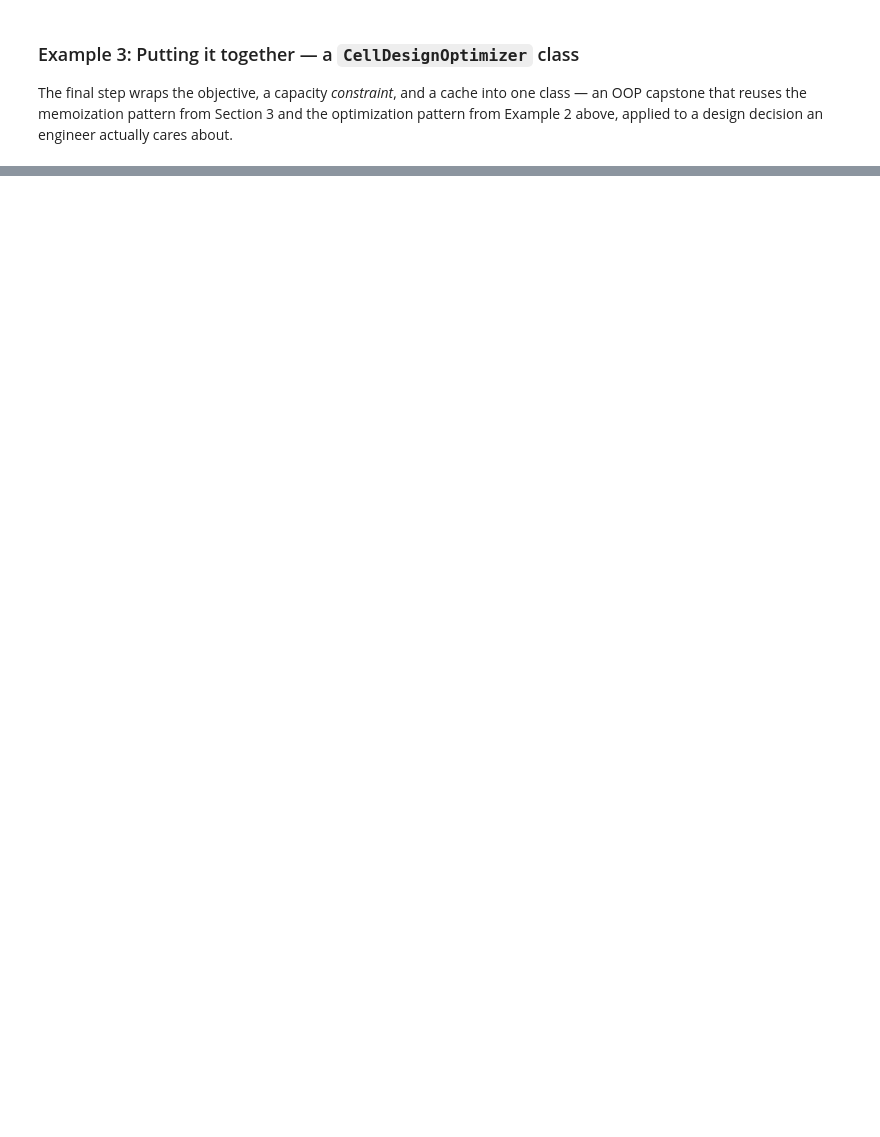
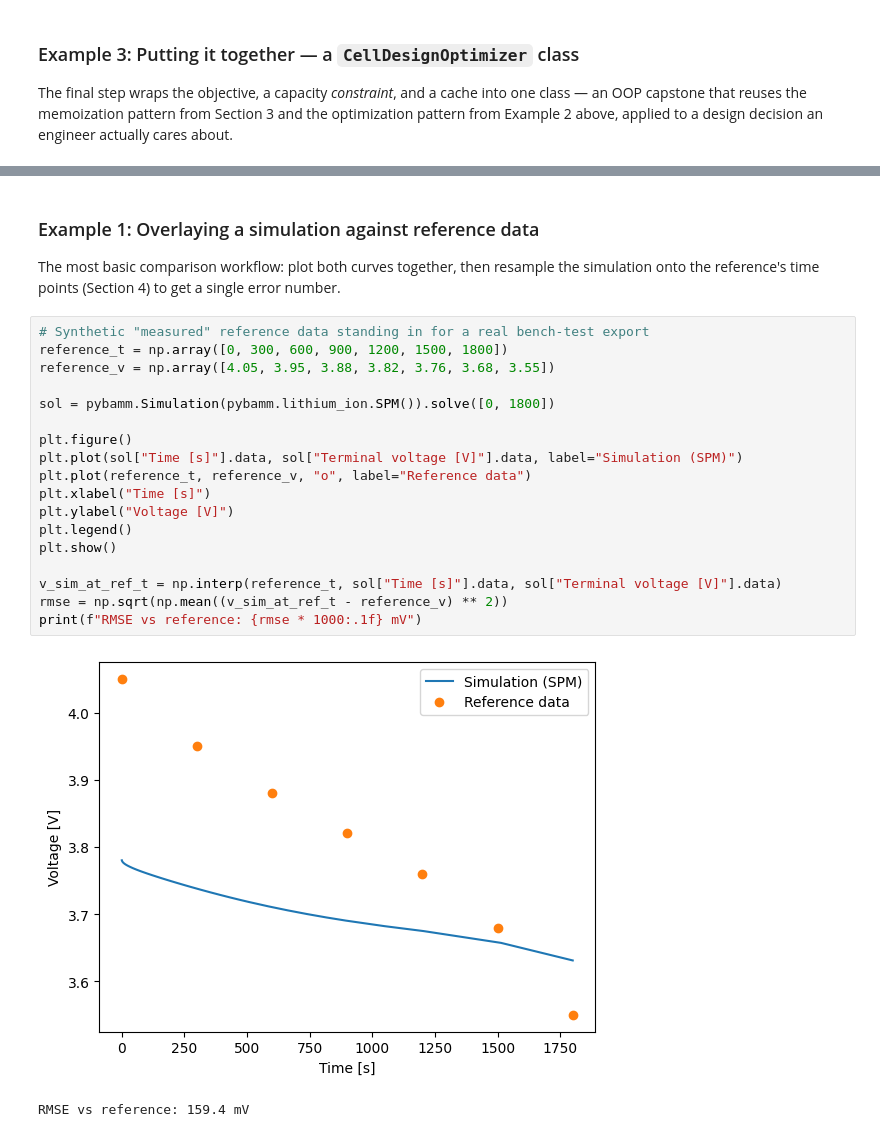
Before and after one commit to tu13e/PyBaMM, a Jupyter notebook: docs/source/examples/notebooks/PyBaMM for Battery Engineers - Lecture.ipynb, the cells around one changed output, grey strips where cells are left out. Saved outputs shown, nothing was run; the diff lists cells and outputs as text; blank space fills up the shorter version.

```diff
--- a/docs/source/examples/notebooks/PyBaMM for Battery Engineers - Lecture.ipynb
+++ b/docs/source/examples/notebooks/PyBaMM for Battery Engineers - Lecture.ipynb
@@ -614,0 +833,26 @@ print(f"Unique simulations run (thanks to caching): {len(optimizer._cache)}")
+# %% [markdown]
+### Example 1: Overlaying a simulation against reference data
+
+The most basic comparison workflow: plot both curves together, then resample the
+simulation onto the reference's time points (Section 4) to get a single error number.
+# %%
+# Synthetic "measured" reference data standing in for a real bench-test export
+reference_t = np.array([0, 300, 600, 900, 1200, 1500, 1800])
+reference_v = np.array([4.05, 3.95, 3.88, 3.82, 3.76, 3.68, 3.55])
+
+sol = pybamm.Simulation(pybamm.lithium_ion.SPM()).solve([0, 1800])
+
+plt.figure()
+plt.plot(sol["Time [s]"].data, sol["Terminal voltage [V]"].data, label="Simulation (SPM)")
+plt.plot(reference_t, reference_v, "o", label="Reference data")
+plt.xlabel("Time [s]")
+plt.ylabel("Voltage [V]")
+plt.legend()
+plt.show()
+
+v_sim_at_ref_t = np.interp(reference_t, sol["Time [s]"].data, sol["Terminal voltage [V]"].data)
+rmse = np.sqrt(np.mean((v_sim_at_ref_t - reference_v) ** 2))
+print(f"RMSE vs reference: {rmse * 1000:.1f} mV")
+# %% [output]
+[figure, added]
+RMSE vs reference: 159.4 mV
```
Also changed, not shown: parts of 34 cells of this notebook, 4 other files.
